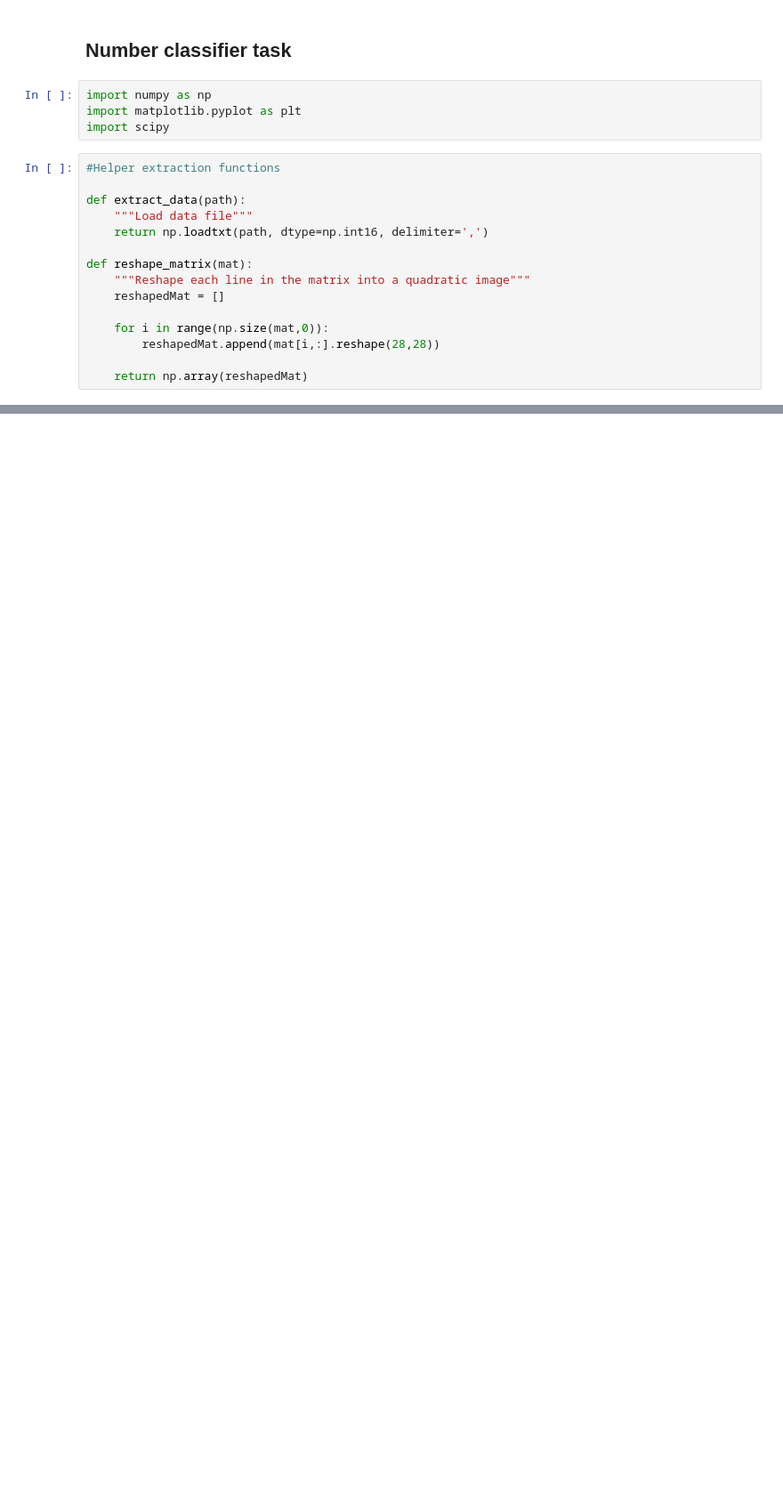
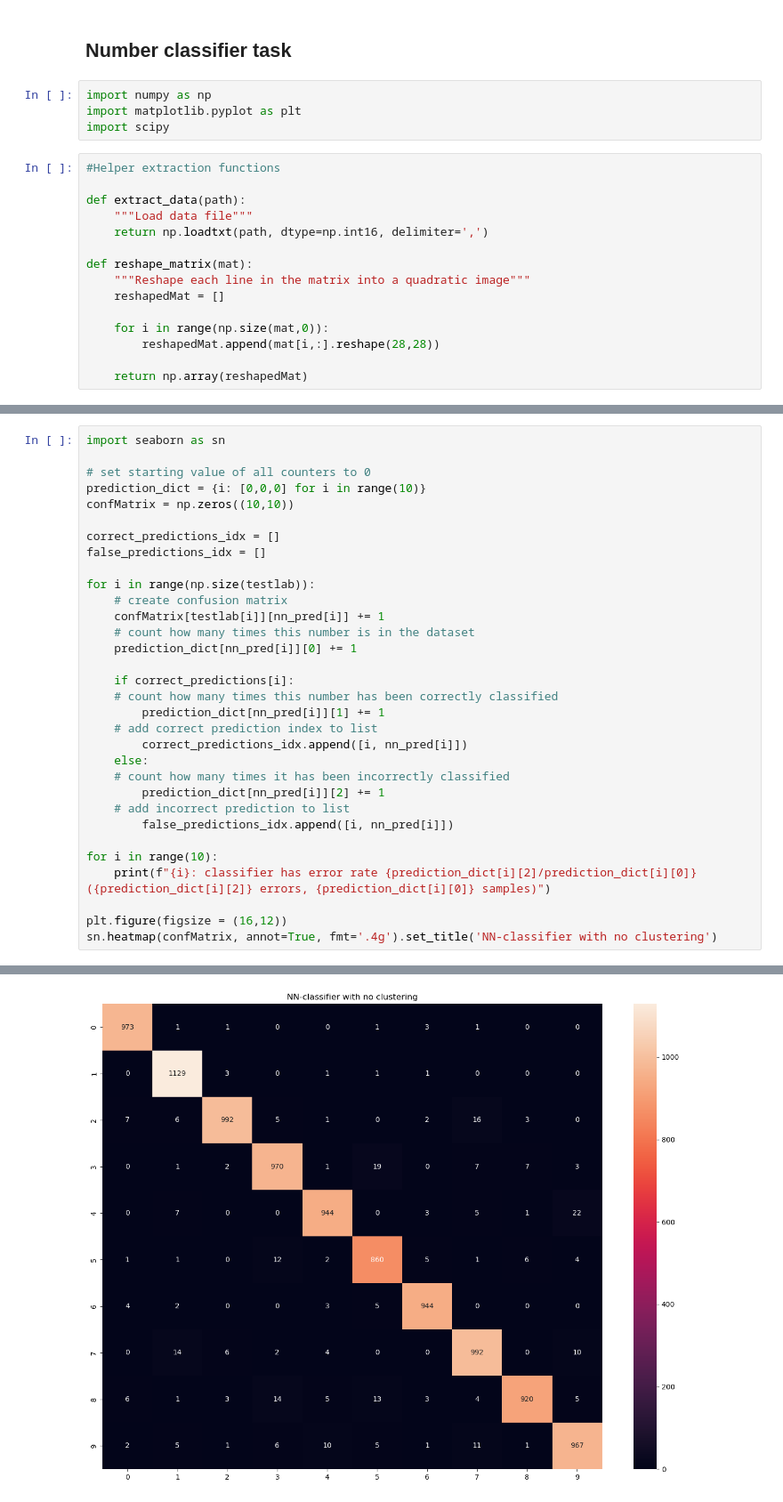
Before and after one commit to Martin-Ansteensen/TTT4275-Classification-project, a Jupyter notebook: Number_task/Numbers.ipynb, the cells around one changed output, grey strips where cells are left out. Shown at 89% size. Cells and saved outputs as stored; diff of their text form; blank space fills up the shorter version.

```diff
--- a/Number_task/Numbers.ipynb
+++ b/Number_task/Numbers.ipynb
@@ -121,0 +116,33 @@ np.savetxt("pred_no_cluster.txt", nn_idx, fmt="%.d")
+# %%
+import seaborn as sn
+
+# set starting value of all counters to 0
+prediction_dict = {i: [0,0,0] for i in range(10)}
+confMatrix = np.zeros((10,10))
+
+correct_predictions_idx = []
+false_predictions_idx = []
+
+for i in range(np.size(testlab)):
+    # create confusion matrix
+    confMatrix[testlab[i]][nn_pred[i]] += 1
+    # count how many times this number is in the dataset
+    prediction_dict[nn_pred[i]][0] += 1
+
+    if correct_predictions[i]:
+    # count how many times this number has been correctly classified
+        prediction_dict[nn_pred[i]][1] += 1
+    # add correct prediction index to list
+        correct_predictions_idx.append([i, nn_pred[i]])
+    else:
+    # count how many times it has been incorrectly classified
+        prediction_dict[nn_pred[i]][2] += 1
+    # add incorrect prediction to list
+        false_predictions_idx.append([i, nn_pred[i]])
+
+for i in range(10):
+    print(f"{i}: classifier has error rate {prediction_dict[i][2]/prediction_dict[i][0]} ({prediction_dict[i][2]} errors, {prediction_dict[i][0]} samples)")
+
+plt.figure(figsize = (16,12))
+sn.heatmap(confMatrix, annot=True, fmt='.4g').set_title('NN-classifier with no clustering')
+# %% [output]
@@ -121,0 +160 @@ np.savetxt("pred_no_cluster.txt", nn_idx, fmt="%.d")
+[figure, added]
```
Also changed, not shown: parts of 13 cells of this notebook, 1 other file.
